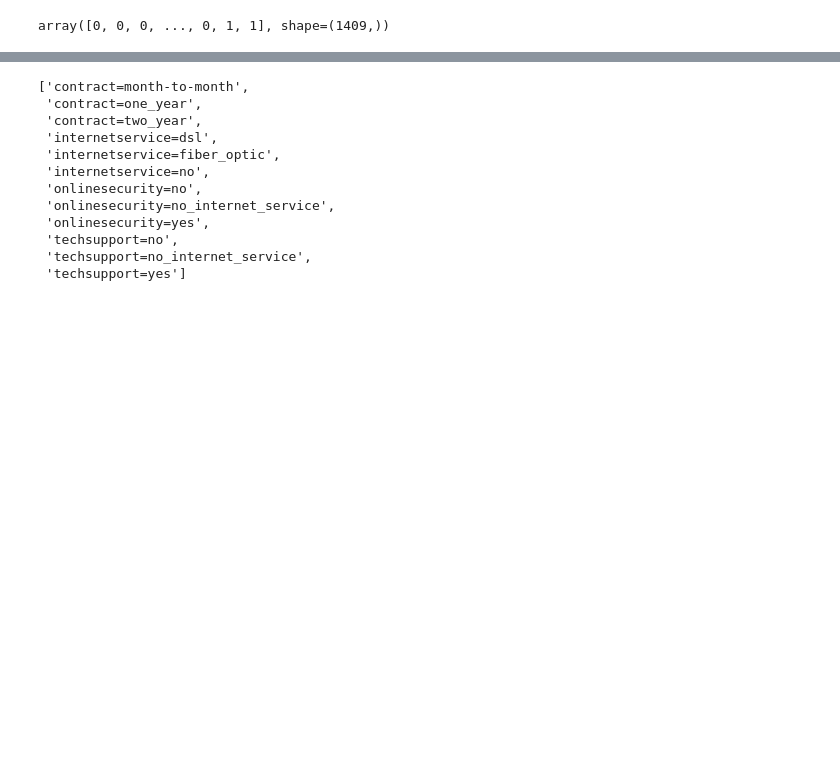
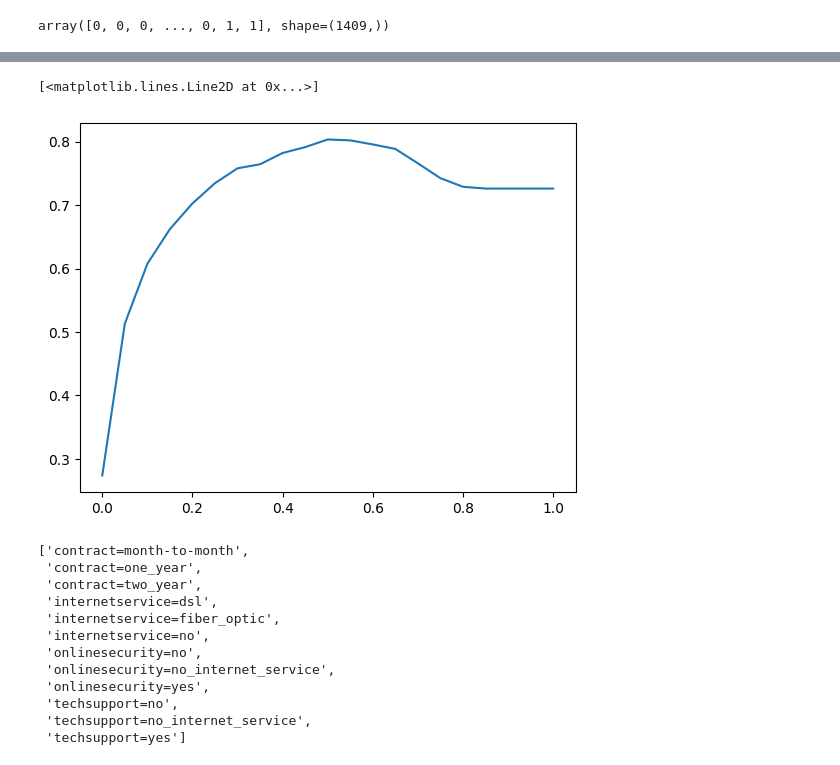
Before and after one commit to not-AVP/psychic-potato, a Jupyter notebook: practice/ChurnBurn.ipynb, the cells around one changed output, grey strips where cells are left out. Saved outputs shown, nothing was run; the diff lists cells and outputs as text; code cells hidden in the pictures; blank space fills up the shorter version.

```diff
--- a/practice/ChurnBurn.ipynb
+++ b/practice/ChurnBurn.ipynb
@@ -694,0 +694,3 @@ np.float64(0.8034066713981547)
+# %%
+Thres = np.linspace(0, 1, 21)
+Thres
@@ -694,0 +700,6 @@ np.float64(0.8034066713981547)
+# %%
+a =list()
+for i in Thres:
+    Dec = PredProb >= i
+    Dec.astype(int)
+    a.append((yVal == Dec).mean())
@@ -695,3 +729,8 @@ np.float64(0.8034066713981547)
+# %%
+plt.plot(Thres, a)
+# %% [output]
+[<matplotlib.lines.Line2D at 0x...>]
+[figure, added]
 # %%
 Subset = ["contract", "onlinesecurity", "techsupport", "internetservice"]
 # %%
```
Also changed, not shown: parts of 9 cells of this notebook.
